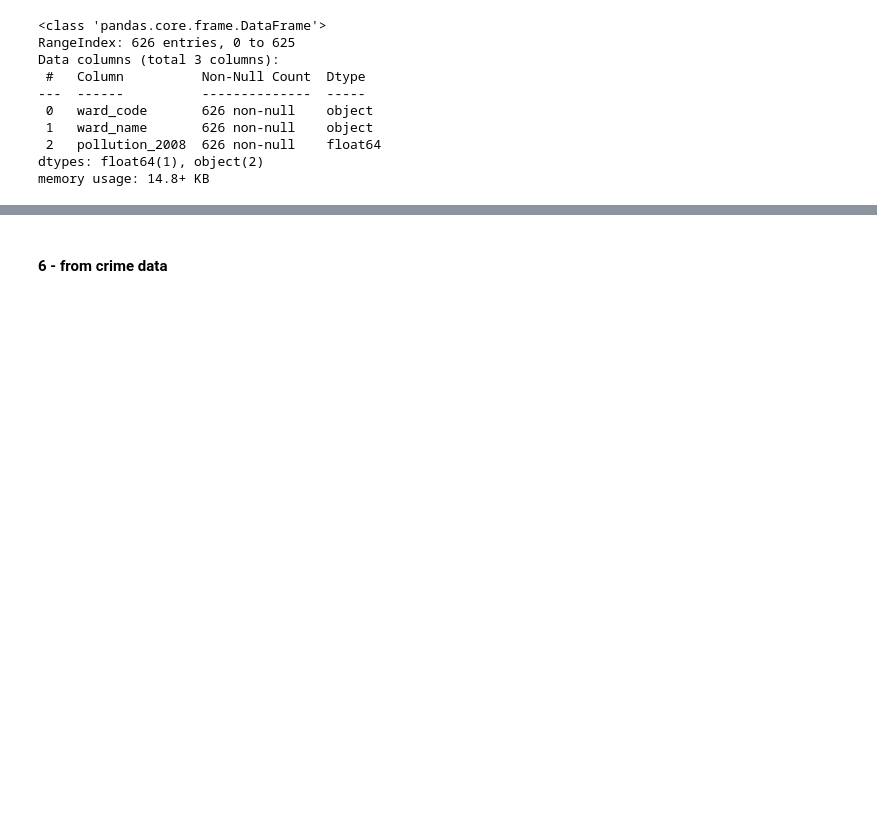
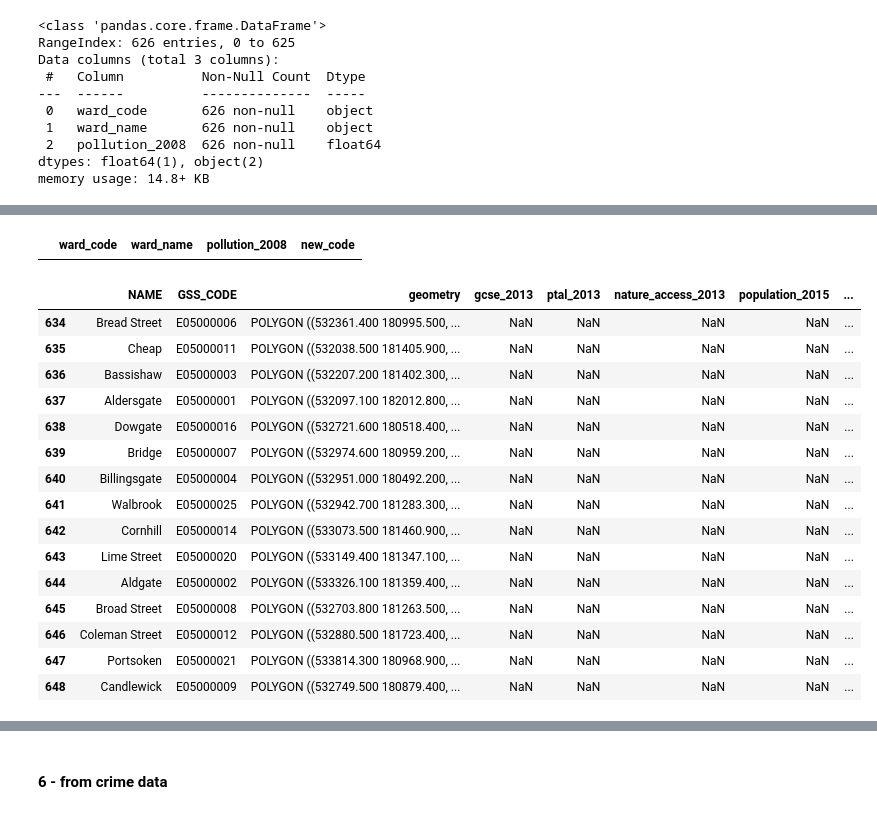
Before and after one commit to neneninja97/liveable_london, a Jupyter notebook: data_pre_processing.ipynb, the cells around one changed output, grey strips where cells are left out. Cells and saved outputs as stored; diff of their text form; code cells hidden in the pictures; blank space fills up the shorter version.

```diff
--- a/data_pre_processing.ipynb
+++ b/data_pre_processing.ipynb
@@ -314,0 +298,5 @@ df_merged_3.plot(column='pollution_2008', legend=True, figsize=(8,8))
+# %%
+df_missing = df_pollution[df_pollution['pollution_2008'].isna()]
+df_missing
+# %% [output]
+|  | ward_code | ward_name | pollution_2008 | new_code |
@@ -314,0 +309,19 @@ df_merged_3.plot(column='pollution_2008', legend=True, figsize=(8,8))
+# %%
+df_merged_3.tail(15)
+# %% [output]
+|  | NAME | GSS_CODE | geometry | gcse_2013 | ptal_2013 | nature_access_2013 | population_2015 | ... |
+| 634 | Bread Street | E05000006 | POLYGON ((532361.400 180995.500, ... | NaN | NaN | NaN | NaN | ... |
+| 635 | Cheap | E05000011 | POLYGON ((532038.500 181405.900, ... | NaN | NaN | NaN | NaN | ... |
+| 636 | Bassishaw | E05000003 | POLYGON ((532207.200 181402.300, ... | NaN | NaN | NaN | NaN | ... |
+| 637 | Aldersgate | E05000001 | POLYGON ((532097.100 182012.800, ... | NaN | NaN | NaN | NaN | ... |
+| 638 | Dowgate | E05000016 | POLYGON ((532721.600 180518.400, ... | NaN | NaN | NaN | NaN | ... |
+| 639 | Bridge | E05000007 | POLYGON ((532974.600 180959.200, ... | NaN | NaN | NaN | NaN | ... |
+| 640 | Billingsgate | E05000004 | POLYGON ((532951.000 180492.200, ... | NaN | NaN | NaN | NaN | ... |
+| 641 | Walbrook | E05000025 | POLYGON ((532942.700 181283.300, ... | NaN | NaN | NaN | NaN | ... |
+| 642 | Cornhill | E05000014 | POLYGON ((533073.500 181460.900, ... | NaN | NaN | NaN | NaN | ... |
+| 643 | Lime Street | E05000020 | POLYGON ((533149.400 181347.100, ... | NaN | NaN | NaN | NaN | ... |
+| 644 | Aldgate | E05000002 | POLYGON ((533326.100 181359.400, ... | NaN | NaN | NaN | NaN | ... |
+| 645 | Broad Street | E05000008 | POLYGON ((532703.800 181263.500, ... | NaN | NaN | NaN | NaN | ... |
+| 646 | Coleman Street | E05000012 | POLYGON ((532880.500 181723.400, ... | NaN | NaN | NaN | NaN | ... |
+| 647 | Portsoken | E05000021 | POLYGON ((533814.300 180968.900, ... | NaN | NaN | NaN | NaN | ... |
+| 648 | Candlewick | E05000009 | POLYGON ((532749.500 180879.400, ... | NaN | NaN | NaN | NaN | ... |
```
Also changed, not shown: parts of 30 cells of this notebook.
